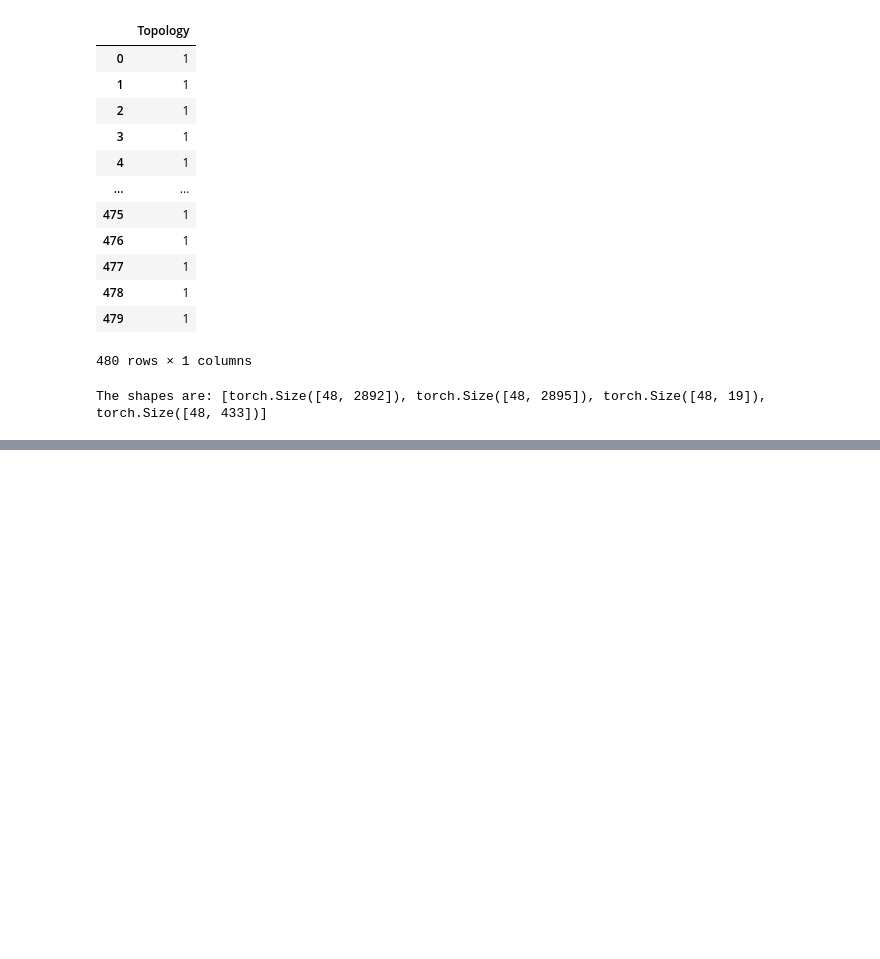
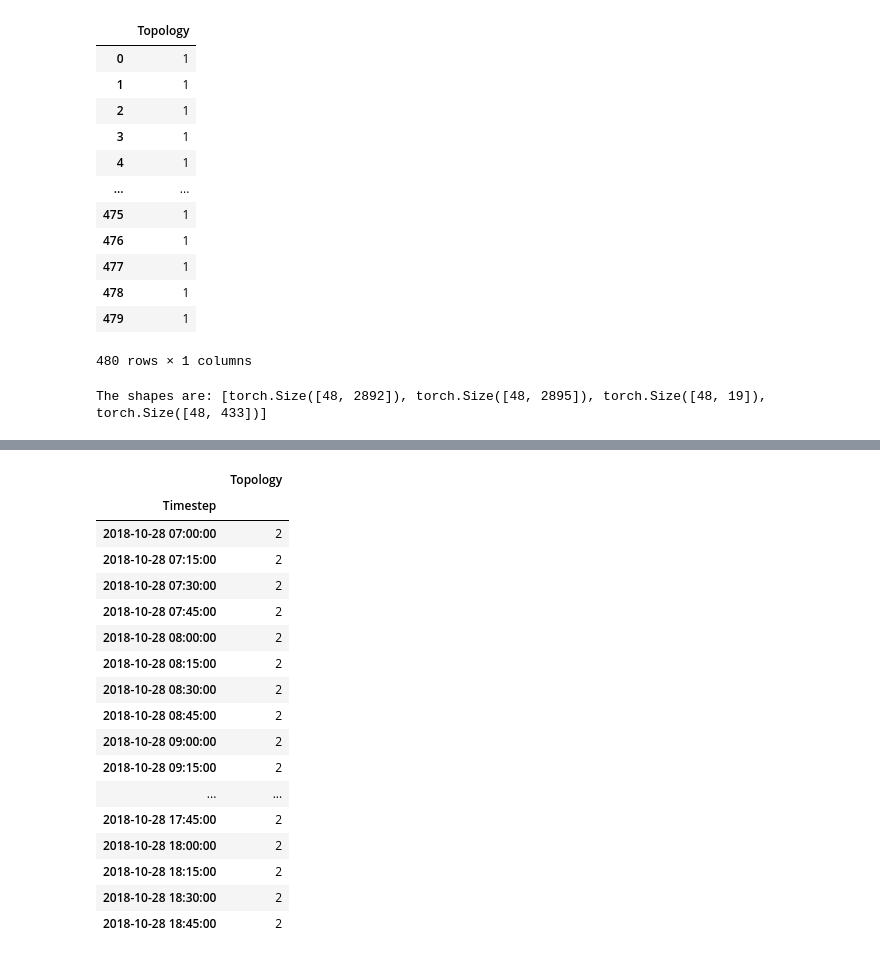
Before and after one commit to sarath11999/colab3d, a Jupyter notebook: SolarModelSarathclassification.ipynb, the cells around one changed output, grey strips where cells are left out. Drawn from its saved outputs; the diff is of its cells as text; code cells hidden in the pictures; blank space fills up the shorter version.

```diff
--- a/SolarModelSarathclassification.ipynb
+++ b/SolarModelSarathclassification.ipynb
@@ -545,3 +519,14 @@ for training_data in final_test_loader :
   break
 # %% [output]
 The shapes are: [torch.Size([48, 2892]), torch.Size([48, 2895]), torch.Size([48, 19]), torch.Size([48, 433])]
+# %%
+model02= Solar3DClassificationModel(
+    input_dim=[2892, 2895,  19, 433],  # dimensions of each input
+    d_model=256,
+    nhead=32,
+    num_encoder_layers=1,
+    dim_feedforward=4,
+    dropout=0.7,
+    output_dim= 1,  # dimensions of each output
+    custom_linear_layers_dim=[128, 512, 128, 512, 128]
+)
@@ -547,0 +539,3 @@ The shapes are: [torch.Size([48, 2892]), torch.Size([48, 2895]), torch.Size([48,
+# %%
+device=torch.device('cpu')
+device
@@ -548,23 +544,17 @@ The shapes are: [torch.Size([48, 2892]), torch.Size([48, 2895]), torch.Size([48,
 # %%
-# Ensure to use the appropriate device (CPU or GPU)
-device = torch.device('cuda' if torch.cuda.is_available() else 'cpu')
-model01.to(device)
-
 # Perform inference
-model01.eval()
-output1 = []
-output2 = []
+model02.eval()
+output = []
 with torch.inference_mode():  # Disable gradient calculation
     for data in final_test_loader:
         input1, input2, input3, input4 = [x.to(device) for x in data]
 
         # Perform forward pass
-        batch_output1, batch_output2 = model01(input1, input2, input3, input4)
-
+        batch_output = model02(input1, input2, input3, input4)
+        probabilities = torch.sigmoid(batch_output).squeeze()
+        test_predictions = (probabilities > 0.5).long()
         # Append outputs to lists
-        output1.append(batch_output1.detach().cpu().numpy())
-        output2.append(batch_output2.detach().cpu().numpy())
+        output.append(test_predictions.detach().cpu().numpy())
 
 # Concatenate all batches into a single array
-output1 = np.concatenate(output1, axis=0)
-output2 = np.concatenate(output2, axis=0)
+output = np.concatenate(output, axis=0)
@@ -586,0 +567,3 @@ array([[ 0.20874104,  0.5012837 ,  0.2909833 , ...,  0.05632333,
+# %%
+day14_output=actual_output_data(output)
+day14_output
@@ -586,0 +588,24 @@ array([[ 0.20874104,  0.5012837 ,  0.2909833 , ...,  0.05632333,
+# %%
+index_day14=pd.read_csv('/content/drive/MyDrive/day14/measured_active_power.csv',index_col='Timestep').index
+day14_output.index=index_day14
+day14_output.to_csv('topology_changes.csv')
+day14_output
+# %% [output]
+|  | Topology |
+| Timestep |  |
+| 2018-10-28 07:00:00 | 2 |
+| 2018-10-28 07:15:00 | 2 |
+| 2018-10-28 07:30:00 | 2 |
+| 2018-10-28 07:45:00 | 2 |
+| 2018-10-28 08:00:00 | 2 |
+| 2018-10-28 08:15:00 | 2 |
+| 2018-10-28 08:30:00 | 2 |
+| 2018-10-28 08:45:00 | 2 |
+| 2018-10-28 09:00:00 | 2 |
+| 2018-10-28 09:15:00 | 2 |
+| ... | ... |
+| 2018-10-28 17:45:00 | 2 |
+| 2018-10-28 18:00:00 | 2 |
+| 2018-10-28 18:15:00 | 2 |
+| 2018-10-28 18:30:00 | 2 |
+| 2018-10-28 18:45:00 | 2 |
```
Also changed, not shown: parts of 15 cells of this notebook.
